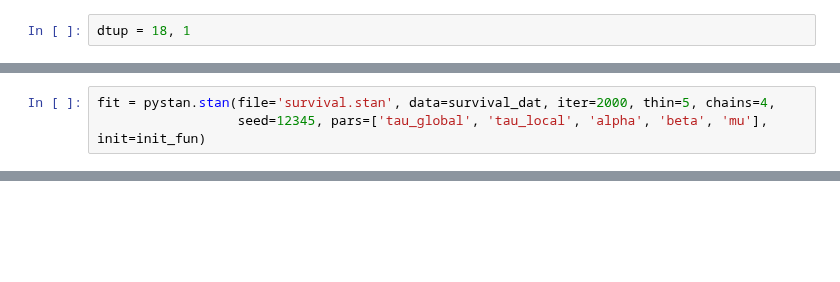
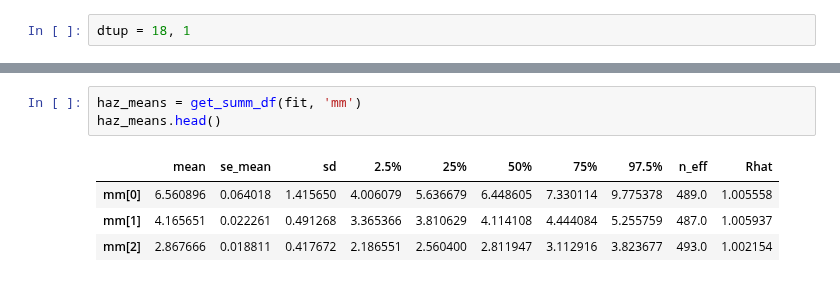
Before and after one commit to jmxpearson/bart_analysis, a Jupyter notebook: stan_lfp_survival.ipynb, the cells around one changed output, grey strips where cells are left out. Drawn from its saved outputs; the diff is of its cells as text; blank space fills up the shorter version.

Commit message:
adding survival

```diff
--- a/stan_lfp_survival.ipynb
+++ b/stan_lfp_survival.ipynb
@@ -44,3 +15,0 @@ def init_fun():
-# %%
-fit = pystan.stan(file='survival.stan', data=survival_dat, iter=2000, thin=5, chains=4,
-                  seed=12345, pars=['tau_global', 'tau_local', 'alpha', 'beta', 'mu'], init=init_fun)
@@ -112,0 +107,8 @@ plt.ylim(0.8, 1.3)
+# %%
+haz_means = get_summ_df(fit, 'mm')
+haz_means.head()
+# %% [output]
+|  | mean | se_mean | sd | 2.5% | 25% | 50% | 75% | 97.5% | n_eff | Rhat |
+| mm[0] | 6.560896 | 0.064018 | 1.415650 | 4.006079 | 5.636679 | 6.448605 | 7.330114 | 9.775378 | 489.0 | 1.005558 |
+| mm[1] | 4.165651 | 0.022261 | 0.491268 | 3.365366 | 3.810629 | 4.114108 | 4.444084 | 5.255759 | 487.0 | 1.005937 |
+| mm[2] | 2.867666 | 0.018811 | 0.417672 | 2.186551 | 2.560400 | 2.811947 | 3.112916 | 3.823677 | 493.0 | 1.002154 |
```
Also changed, not shown: parts of 22 cells of this notebook, 2 other files.
